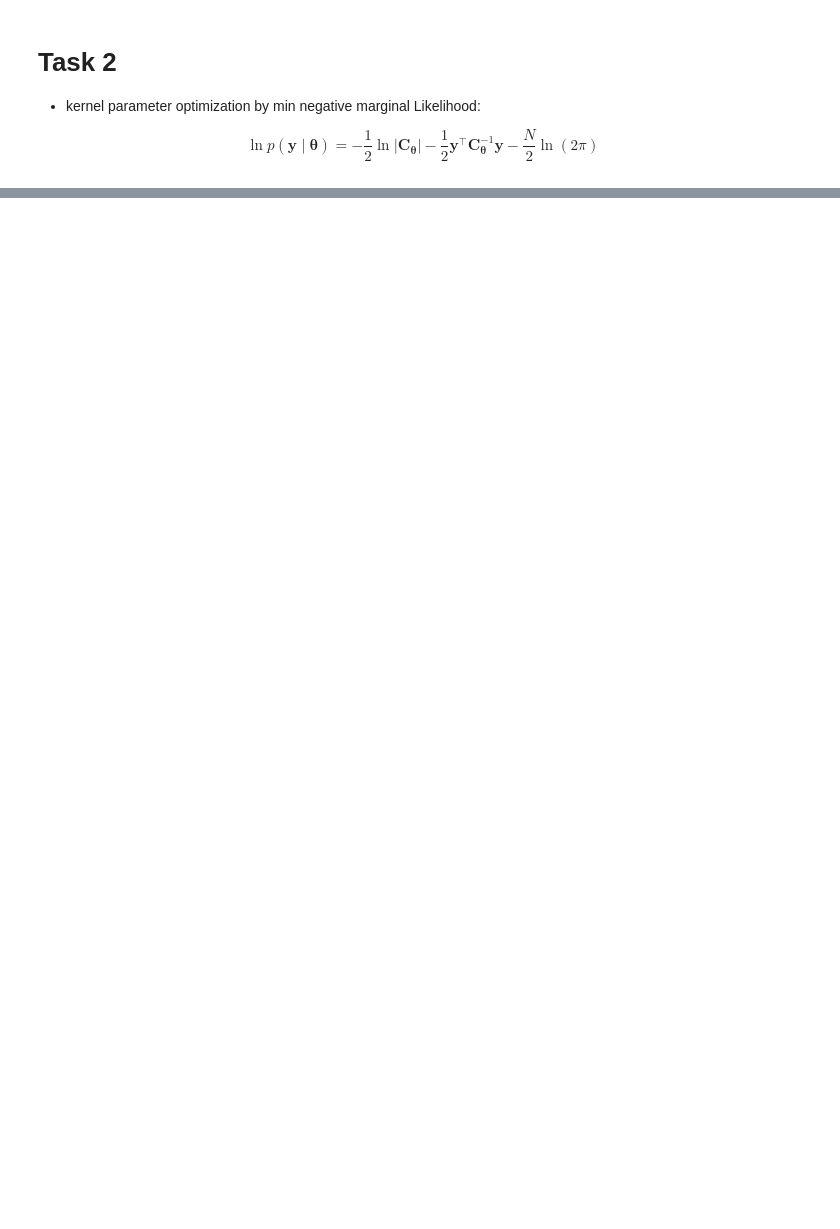
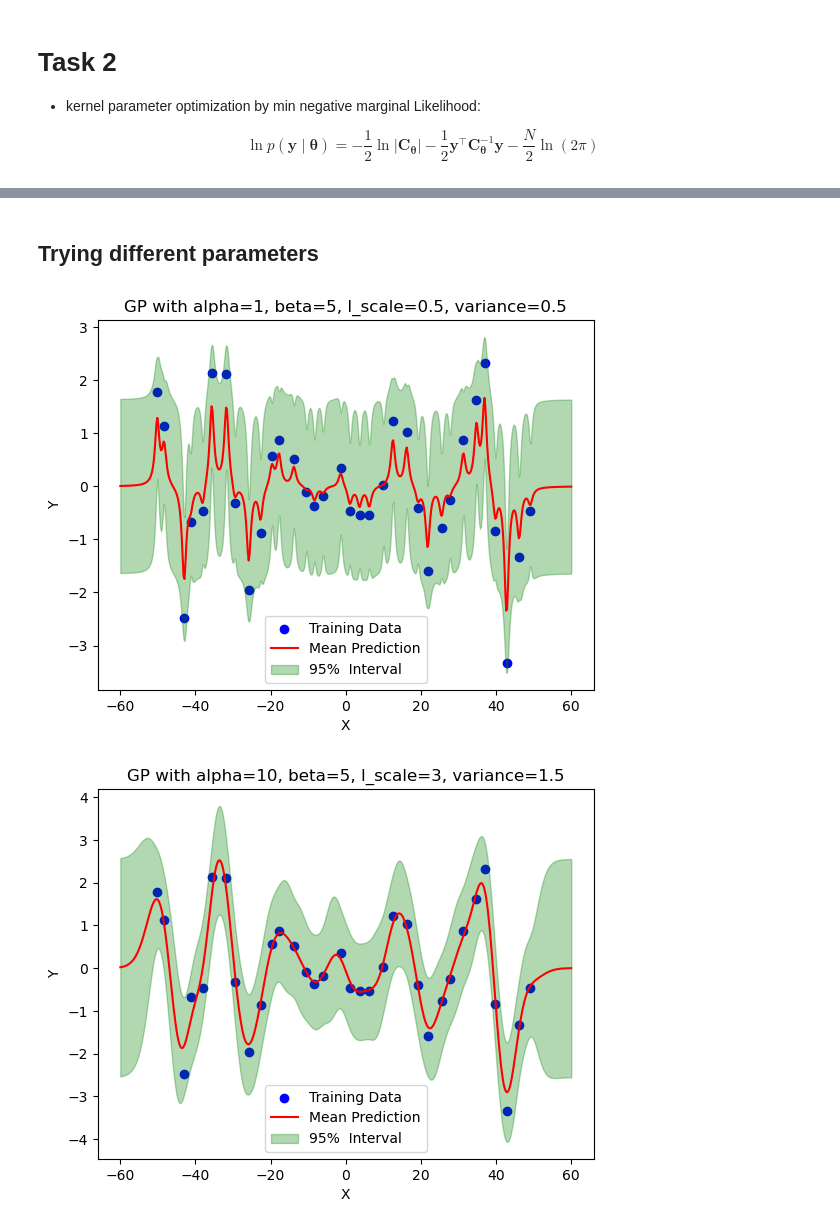
Before and after one commit to Jalalbaim/SVM-Gaussian-Process-, a Jupyter notebook: Gaussian Process.ipynb, the cells around one changed output, grey strips where cells are left out. Drawn from its saved outputs; the diff is of its cells as text; code cells hidden in the pictures; blank space fills up the shorter version.

Commit message:
testing GP

```diff
--- a/Gaussian Process.ipynb
+++ b/Gaussian Process.ipynb
@@ -174,0 +177,19 @@ Optimal Variance: 1.7282177276264974
+# %% [markdown]
+## Trying different parameters
+# %%
+# Testing different Hyperparameters:
+
+alphas = [1, 10, 500, 500]
+ls = [0.5, 3, 10, 0.5]
+vars = [0.5, 1.5, 3, 0.5]
+
+for i in range(4):
+    alphai = alphas[i]
+    ls_i = ls[i]
+    var_i = vars[i]
+
+    # plot all the 4 graphs in the same plot
+    visualize(X, Y, alphai, ls_i, var_i, BETA)
+# %% [output]
+[figure, added]
+[figure, added]
```
Also changed, not shown: parts of 5 cells of this notebook.
